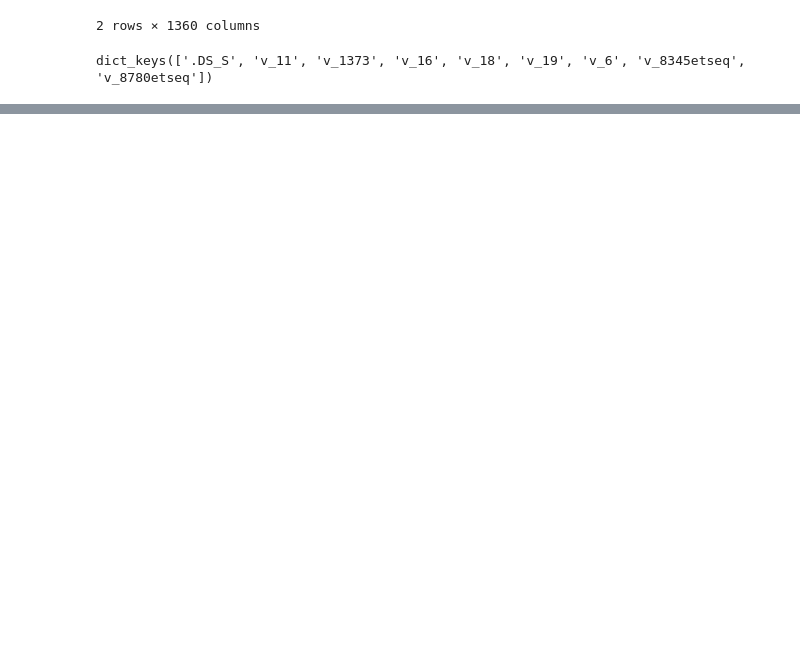
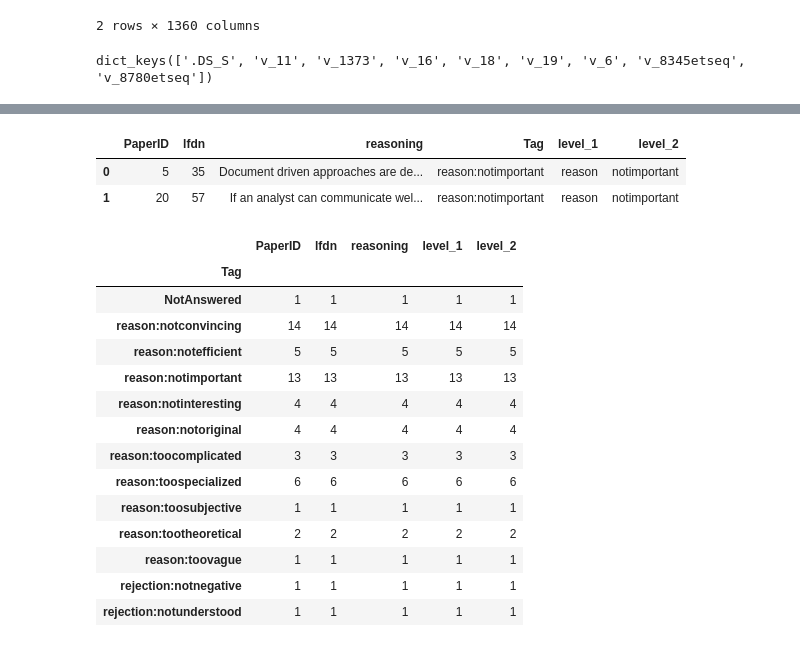
Before and after one commit to mendezfe/repract2018, a Jupyter notebook: notebooks/freetextcoding/assigning_codes_long_answers.ipynb, the cells around one changed output, grey strips where cells are left out. Saved outputs shown, nothing was run; the diff lists cells and outputs as text; code cells hidden in the pictures; blank space fills up the shorter version.

Commit message:
positive reasoning prelim plus beginning negative reasoning

```diff
--- a/notebooks/freetextcoding/assigning_codes_long_answers.ipynb
+++ b/notebooks/freetextcoding/assigning_codes_long_answers.ipynb
@@ -100,10 +27,0 @@ def find_unmatched(series, regexes):
-# %%
-regexes = [
-    # Relevance
-    '[Pp]roblem|[Cc]halleng|[Ee]xperienc|[Rr]elevan|[Ee]ssential|[Cc]ritical|[Cc]rucial|[Ii]mporta|[Ii]ssue(?!s)|[Cc]oncern|[Dd]ifficult|[Nn]eed(?!s)|(?:^|\W)[Ww]e\W|[Ff]undamental|[Dd]ilemma',
-    # Plausibility
-    '[Cc]ould|[Mm]ight|[Hh]elp(s|ful)?(?!\w)|[Ii]mproves?(?!m)|(?<!\sto\s)better',
-    # Originality
-    'literature|gap|interesting'
-]
-len(find_unmatched(dfs['v_8345etseq']['reasoning'], regexes))
@@ -139,0 +40,10 @@ Procedure:
+# %%
+def assign_reasoning_tags(df, regexes):
+    newdf = pd.DataFrame(columns=list(df.columns.values) + ['Tag'])
+    for k,v in regexes.items():
+        matches = pd.DataFrame([list(row[1])+[k] for row in df.iterrows() if re.search(v, row[1][-1])],
+                               columns=list(df.columns.values) + ['Tag'])
+        newdf = newdf.append(matches)
+    newdf = newdf.append(pd.DataFrame([list(row[1])+['NotAnswered'] for row in df.iterrows() if len(row[1][-1]) < 5],
+                               columns=list(df.columns.values) + ['Tag']))
+    return newdf
@@ -139,0 +155,45 @@ Procedure:
+# %%
+# nb some refer to problem some to solution some to question itself
+negexes = {
+    'reason:notimportant': '[Nn]ot?\W.{,50}(?:impor|relev|need)|decr.*?relev|not?\W.*?priori',
+    'reason:notefficient': '[Ee]ffort',
+    'reason:notinteresting':  '(?:no.{,10}|un)interest',
+    'reason:notconvincing': 'not?\W.{,10}?conv|not?\W.{,30}?(help|use)|pointless|worse|harm|waste|fail',
+    'reason:tootheoretical': '[Tt]o.{,5}(?:theoretic|acad)',
+    'reason:toocomplicated': "n't.*?und", # ie not understood
+    'reason:toovague': '[Ff]luffy',
+    'reason:toosubjective': '[Ss]ubjecti',
+    'reason:notoriginal': 'already|not?.*?value',
+    'reason:toospecialized': 'particular|special.*?domain|limit|should.*?wider|narrow',
+    'rejection:notnegative': 'not?\W.*?lower',
+    'rejection:notunderstood': 'not?\W.*?underst.*?quest'
+}
+# %%
+negtags = assign_reasoning_tags(dfs['v_8780etseq'], negexes)
+negtags['level_1'], negtags['level_2'] = list(zip(*[tag.split(':') if len(tag.split(':')) > 1
+                                                 else tag.split(':') + ['']
+                                          for tag in negtags.Tag
+                                          ]))
+negtags.head(2)
+# %% [output]
+|  | PaperID | lfdn | reasoning | Tag | level_1 | level_2 |
+| 0 | 5 | 35 | Document driven approaches are de... | reason:notimportant | reason | notimportant |
+| 1 | 20 | 57 | If an analyst can communicate wel... | reason:notimportant | reason | notimportant |
+# %%
+negtags.groupby('Tag').count()
+# %% [output]
+|  | PaperID | lfdn | reasoning | level_1 | level_2 |
+| Tag |  |  |  |  |  |
+| NotAnswered | 1 | 1 | 1 | 1 | 1 |
+| reason:notconvincing | 14 | 14 | 14 | 14 | 14 |
+| reason:notefficient | 5 | 5 | 5 | 5 | 5 |
+| reason:notimportant | 13 | 13 | 13 | 13 | 13 |
+| reason:notinteresting | 4 | 4 | 4 | 4 | 4 |
+| reason:notoriginal | 4 | 4 | 4 | 4 | 4 |
+| reason:toocomplicated | 3 | 3 | 3 | 3 | 3 |
+| reason:toospecialized | 6 | 6 | 6 | 6 | 6 |
+| reason:toosubjective | 1 | 1 | 1 | 1 | 1 |
+| reason:tootheoretical | 2 | 2 | 2 | 2 | 2 |
+| reason:toovague | 1 | 1 | 1 | 1 | 1 |
+| rejection:notnegative | 1 | 1 | 1 | 1 | 1 |
+| rejection:notunderstood | 1 | 1 | 1 | 1 | 1 |
```
Also changed, not shown: parts of 38 cells of this notebook, 1 other file.
